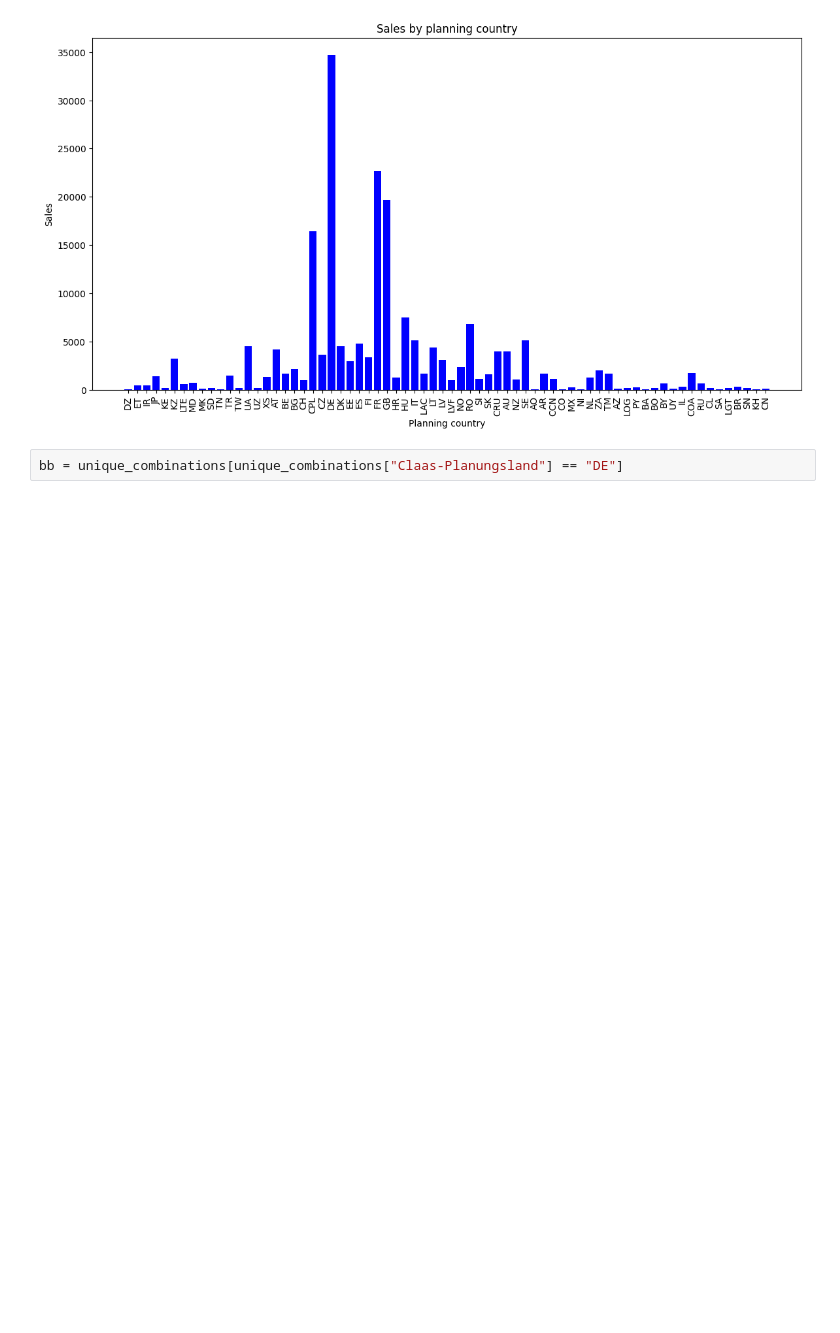
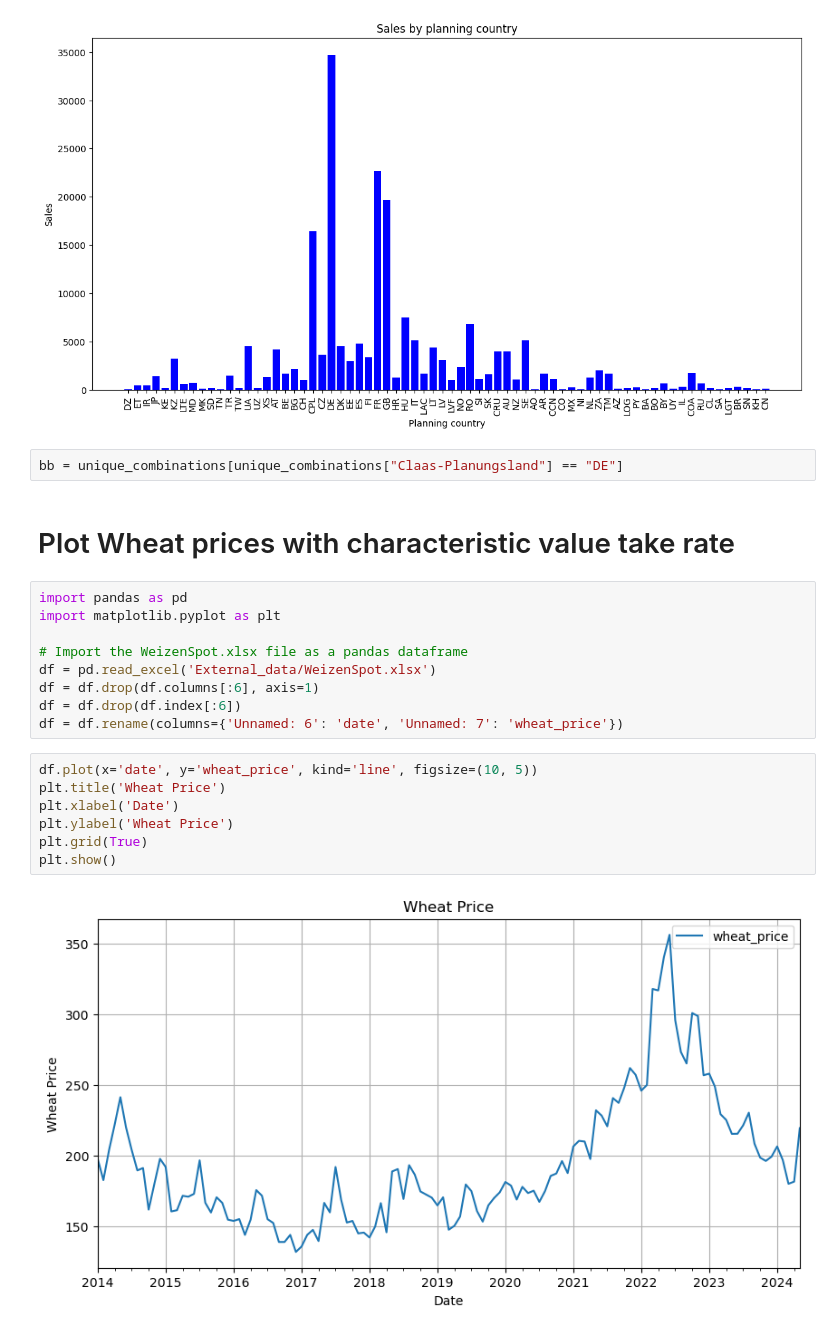
Before and after one commit to realreul/ML-with-CLAAS, a Jupyter notebook: TakeRates.ipynb, the cells around one changed output. Saved outputs shown, nothing was run; the diff lists cells and outputs as text; blank space fills up the shorter version.

Commit message:
Plot Wheat prices

```diff
--- a/TakeRates.ipynb
+++ b/TakeRates.ipynb
@@ -1491,3 +1491,23 @@ plt.show()
 [figure]
 # %%
 bb = unique_combinations[unique_combinations["Claas-Planungsland"] == "DE"]
+# %% [markdown]
+# Plot Wheat prices with characteristic value take rate
+# %%
+import pandas as pd
+import matplotlib.pyplot as plt
+
+# Import the WeizenSpot.xlsx file as a pandas dataframe
+df = pd.read_excel('External_data/WeizenSpot.xlsx')
+df = df.drop(df.columns[:6], axis=1)
+df = df.drop(df.index[:6])
+df = df.rename(columns={'Unnamed: 6': 'date', 'Unnamed: 7': 'wheat_price'})
+# %%
+df.plot(x='date', y='wheat_price', kind='line', figsize=(10, 5))
+plt.title('Wheat Price')
+plt.xlabel('Date')
+plt.ylabel('Wheat Price')
+plt.grid(True)
+plt.show()
+# %% [output]
+[figure, added]
```
